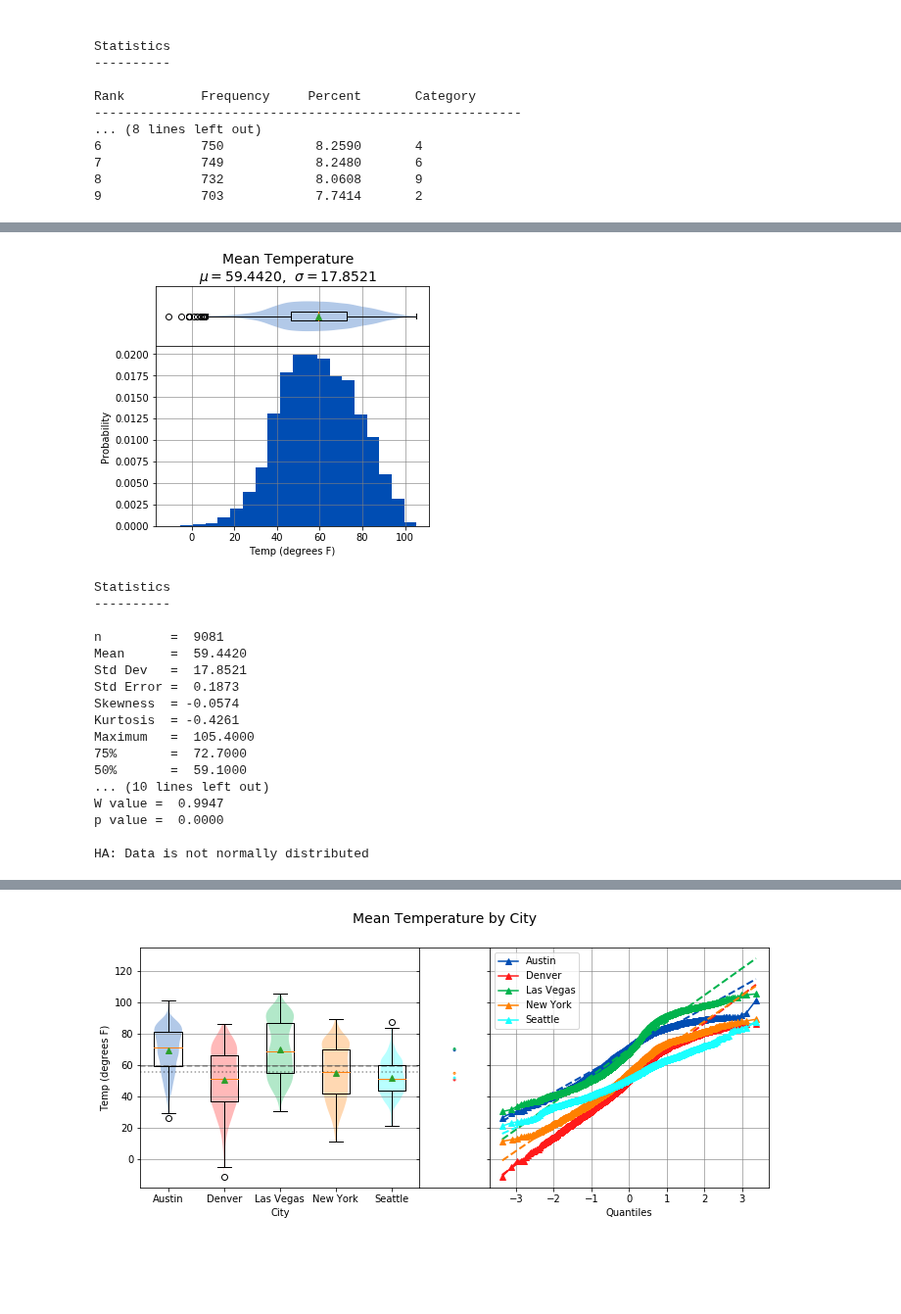
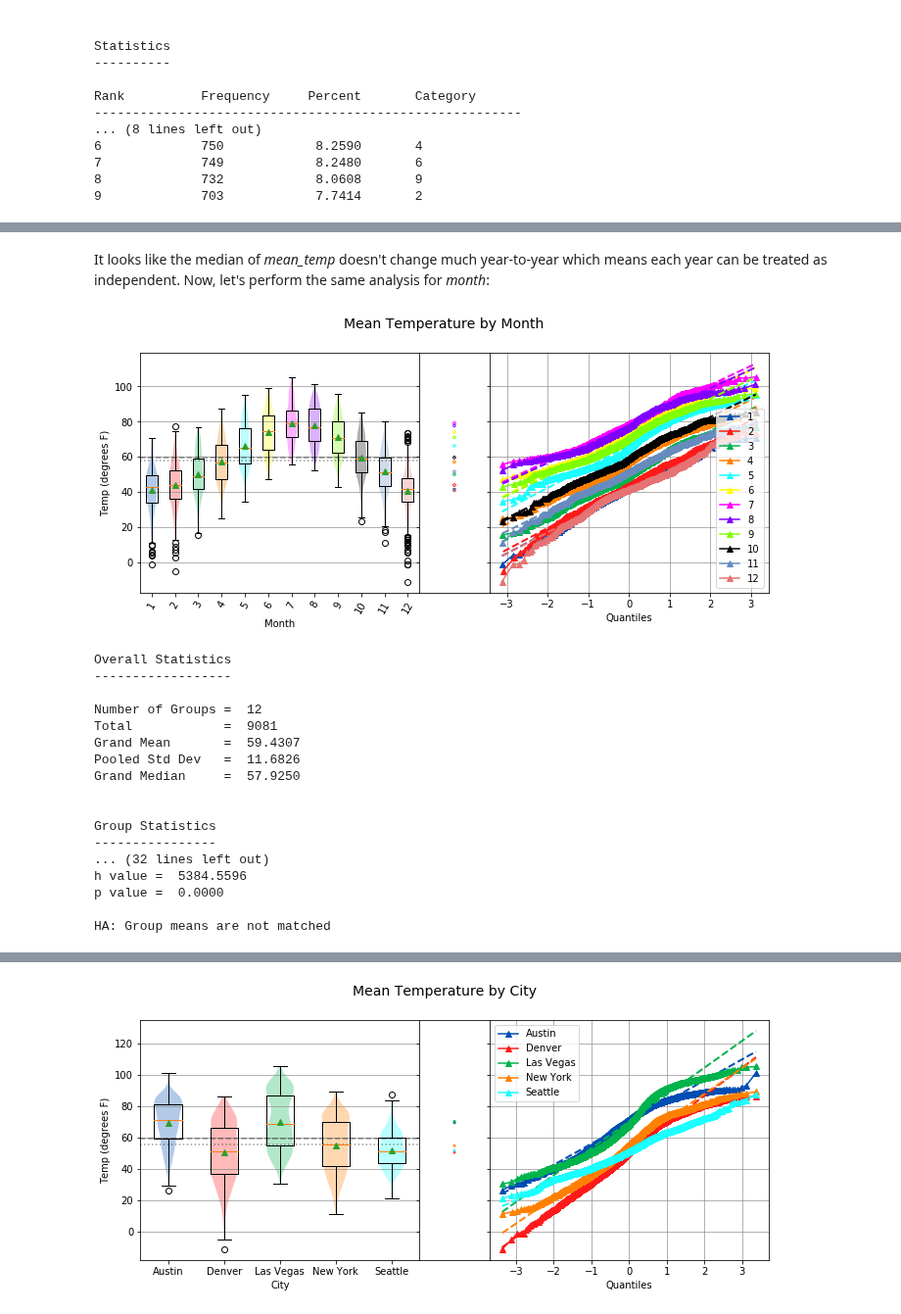
Before and after one commit to cmmorrow/pytexas_2019, a Jupyter notebook: Which City Has the Best Weather?.ipynb, the cells around one changed output, grey strips where cells are left out. Shown at 98% size. Cells and saved outputs as stored; diff of their text form; code cells hidden in the pictures; blank space fills up the shorter version.

```diff
--- a/Which City Has the Best Weather?.ipynb
+++ b/Which City Has the Best Weather?.ipynb
@@ -88,3 +94,5 @@ df = client.query(
+# %%
+df = pd.read_csv('noaa_gsod.csv')
 # %% [markdown]
 ### Exploring the Data
 # %% [markdown]
@@ -264,25 +369,29 @@ H0: Locations are matched
+# %% [markdown]
+It looks like the median of *mean_temp* doesn't change much year-to-year which means each year can be treated as independent. Now, let's perform the same analysis for *month*:
 # %%
 analyze(
     df['mean_temp'],
-    title="Mean Temperature",
+    groups=df['month'],
+    title="Mean Temperature by Month",
     name="Temp (degrees F)",
+    categories="Month",
 )
 # %% [output]
-[figure, old version]
+[figure, new version]
-Statistics
-----------
+Overall Statistics
+------------------
 
-n         =  9081
-Mean      =  59.4420
-Std Dev   =  17.8521
-Std Error =  0.1873
-Skewness  = -0.0574
-Kurtosis  = -0.4261
-Maximum   =  105.4000
-75%       =  72.7000
-50%       =  59.1000
-... (10 lines left out)
-W value =  0.9947
+Number of Groups =  12
+Total            =  9081
+Grand Mean       =  59.4307
+Pooled Std Dev   =  11.6826
+Grand Median     =  57.9250
+
+
+Group Statistics
+----------------
+... (32 lines left out)
+h value =  5384.5596
 p value =  0.0000
 
-HA: Data is not normally distributed
+HA: Group means are not matched
```
Also changed, not shown: parts of 50 cells of this notebook.
